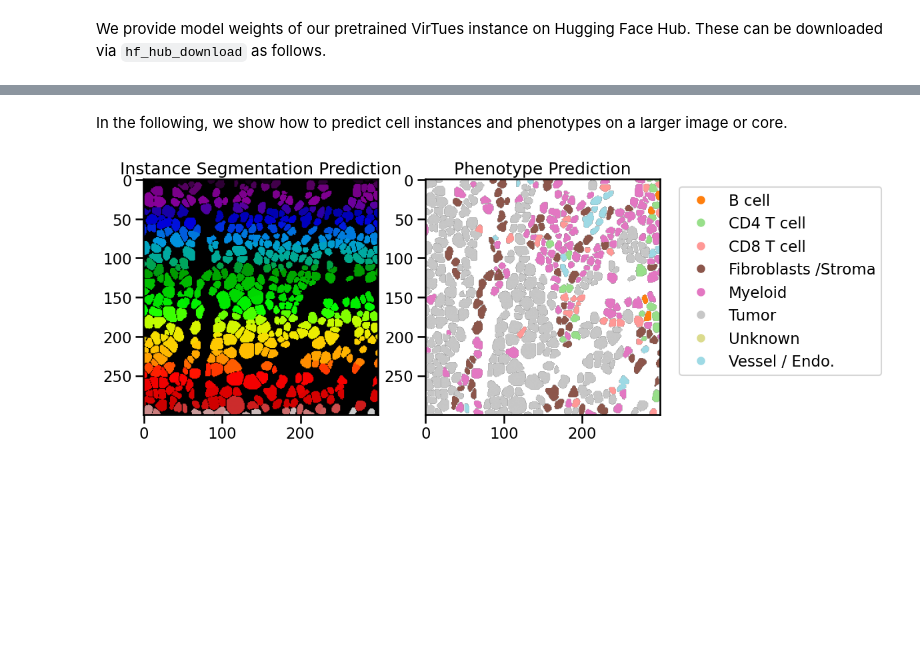
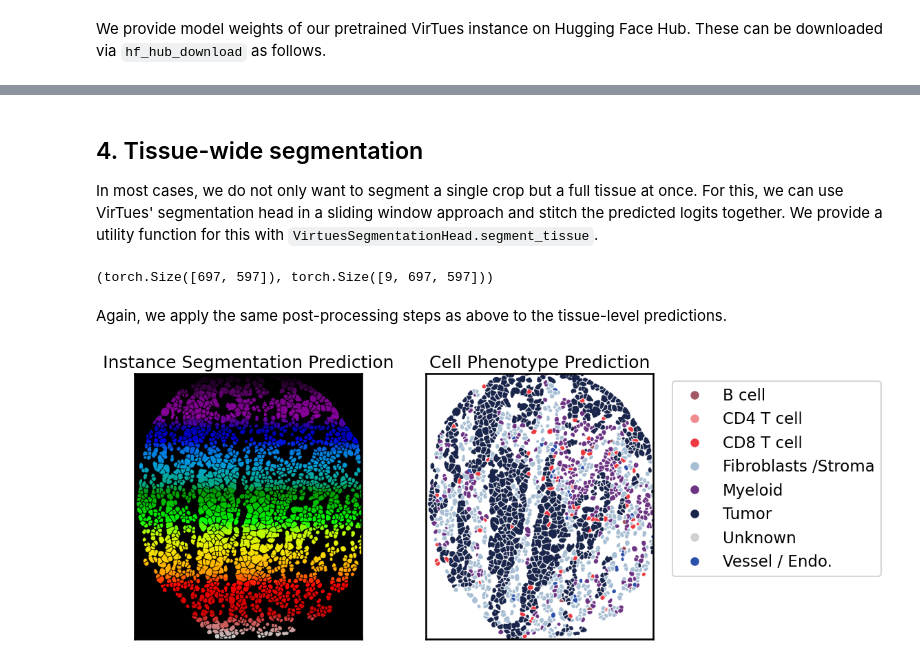
Before and after one commit to bunnelab/virtues, a Jupyter notebook: notebooks/3_demo_segmentation.ipynb, the cells around one changed output, grey strips where cells are left out. Saved outputs shown, nothing was run; the diff lists cells and outputs as text; code cells hidden in the pictures; blank space fills up the shorter version.

```diff
--- a/notebooks/3_demo_segmentation.ipynb
+++ b/notebooks/3_demo_segmentation.ipynb
@@ -81,14 +75,6 @@ Now, we initialize and load the VirTues segmentation head
 # %%
-instance_processor = InstanceProcessor(
-    device="cuda",
-    n_sigma=2,
-    cells_and_nuclei=False,
-    window_size=64,
-)
-
-segmentation_head = VirtuesFeatureUNet(
+segmentation_model = VirtuesSegmentationHead(
     virtues_model=model,
     dim_out=5,
     num_celltypes=9,
-).to("cuda")
-segmentation_model = instance_processor.initialize_pixel_classifier(segmentation_head, MLP_width=5)
+).cuda().eval()
@@ -229,2 +206,5 @@ plt.show()
 # %% [markdown]
-In the following, we show how to predict cell instances and phenotypes on a larger image or core.
+## 4. Tissue-wide segmentation
+
+In most cases, we do not only want to segment a single crop but a full tissue at once. For this, we can use VirTues' segmentation head in a sliding window approach and stitch the predicted logits together.
+We provide a utility function for this with `VirtuesSegmentationHead.segment_tissue`.
@@ -249,18 +211,41 @@ semantic_pred = assign_cell_types(pred_instance, semantic_pred)
+# %%
+pred_instance, semantic_logits = segmentation_model.segment_tissue(x.cuda(), midxs, tile_size=128, overlap=32, batch_size=4)
+pred_instance.shape, semantic_logits.shape
+# %% [output]
+(torch.Size([697, 597]), torch.Size([9, 697, 597]))
+# %% [markdown]
+Again, we apply the same post-processing steps as above to the tissue-level predictions.
+# %%
+pred_instance = pred_instance.cpu()
+pred_instance = remove_small_cells(pred_instance, min_cell_size=15)
+
+cell_type_mapping = {0: 'None', 1: 'B cell', 2: 'CD4 T cell', 3: 'CD8 T cell', 4: 'Fibroblasts /Stroma', 5: 'Myeloid', 6: 'Tumor', 7: 'Unknown', 8: 'Vessel / Endo.'}
+reverse_cell_type_mapping = {v: k for k, v in cell_type_mapping.items()}
+
+surpressed_cell_types = ['None', 'Unknown']
+surpressed_cell_type_ids = [reverse_cell_type_mapping[ct] for ct in surpressed_cell_types]
+
+semantic_logits[surpressed_cell_type_ids, :, :] = float('-inf')
+semantic_pred = torch.argmax(semantic_logits, dim=0)
+semantic_pred = semantic_pred.cpu()
+
+semantic_pred = assign_cell_types(pred_instance, semantic_pred)
 # %%
-semantic_pred_vis = np.copy(semantic_pred).astype(np.float16)
-semantic_pred_vis[semantic_pred_vis == 0] = np.nan # set background to nan for visualization
-
 fig, ax = plt.subplots(1, 2, figsize=(10, 5))
 
 ax[0].imshow(pred_instance, cmap="nipy_spectral")
 ax[0].set_title("Instance Segmentation Prediction")
-ax[1].imshow(semantic_pred_vis, cmap="tab20", vmin=0, vmax=8)
-ax[1].set_title("Phenotype Prediction")
 
-# add legend
-handles = [plt.Line2D([0], [0], marker='o', color='w', label=f'{cell_type_mapping[i]}', markerfacecolor=plt.cm.tab20(i / 8), markersize=10) for i in range(1, semantic_pred.max() + 1)]
+plot_mask(semantic_pred, id_to_name=cell_type_mapping, name_to_color=CELL_PALETTE, ax=ax[1],)
+ax[1].set_title("Cell Phenotype Prediction")
+
+handles = [plt.Line2D([0], [0], marker='o', color='w', label=f'{cell_type_mapping[i]}', markerfacecolor=CELL_PALETTE[cell_type_mapping[i]], markersize=10) for i in range(1, semantic_pred.max() + 1)]
 ax[1].legend(handles=handles, bbox_to_anchor=(1.05, 1), loc='upper left')
 
+for a in ax.flatten():
+    a.set_xticks([])
+    a.set_yticks([])
+
 plt.show()
 # %% [output]
-[figure, old version]
+[figure, new version]
```
Also changed, not shown: parts of 26 cells of this notebook, 35 other files.
